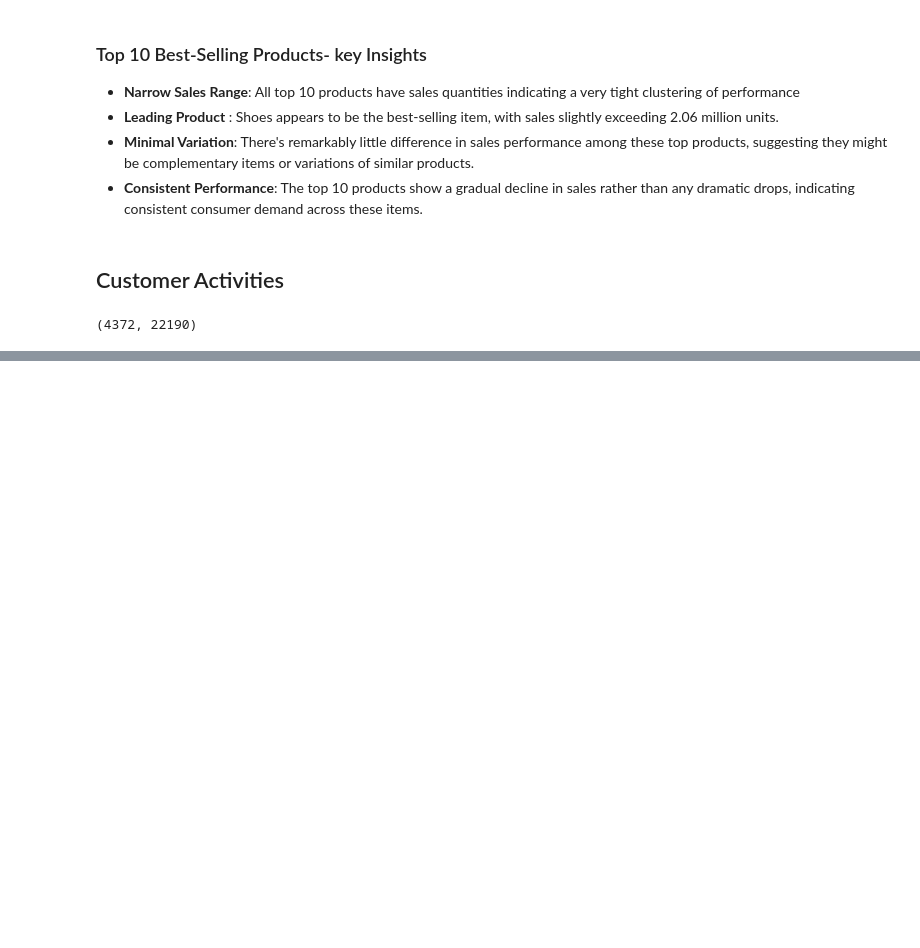
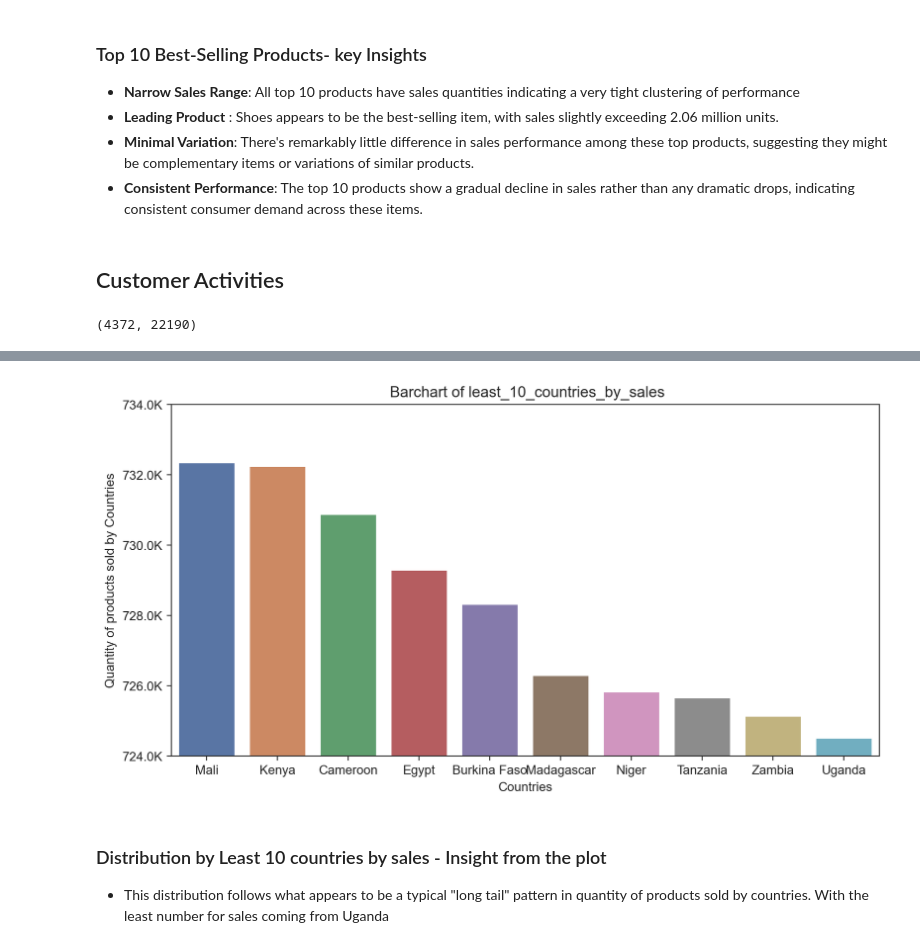
Before and after one commit to oyedeleazeezolawale/Eshop_pro_cohort_anaylsis, a Jupyter notebook: notebooks/cohort_analysis.ipynb, the cells around one changed output, grey strips where cells are left out. Saved outputs shown, nothing was run; the diff lists cells and outputs as text; code cells hidden in the pictures; blank space fills up the shorter version.

```diff
--- a/notebooks/cohort_analysis.ipynb
+++ b/notebooks/cohort_analysis.ipynb
@@ -239,0 +320,36 @@ df.groupby('CustomerID')['InvoiceNo'].nunique().max()
+# %%
+#Visualize least_10_countries_by_sales
+
+least_10_countries_by_sales = quantity_per_country.tail(10)
+# %%
+#Barchart of last_10_countries_by_sales
+
+#create folder one levelmup if it doesn't exist
+output_dir = os.path.join(os.path.dirname(os.getcwd()), 'visualizations')
+os.makedirs(output_dir,exist_ok=True)
+
+
+plt.figure(figsize=(10,5))
+
+y_format = FuncFormatter(lambda x, _: f'{x / 1000:.1f}K')
+
+ax = sns.barplot(x = "Country", y =  "Quantity", data =least_10_countries_by_sales)
+
+ax.yaxis.set_major_formatter(y_format)
+
+plt.ylim(724000, 734000)
+
+#save as png(after plotting )
+output_path = os.path.join(output_dir, 'least_10_countries_by_sales.png')
+
+plt.xlabel("Countries")
+plt.ylabel("Quantity of products sold by Countries")
+plt.title(" Barchart of least_10_countries_by_sales")
+
+
+plt.show()
+# %% [output]
+[figure, added]
+# %% [markdown]
+### Distribution by Least 10 countries by sales - Insight from the plot
+* This distribution follows what appears to be a typical "long tail" pattern in quantity of products sold by countries. With the least number for sales coming from Uganda
```
Also changed, not shown: parts of 12 cells of this notebook.
